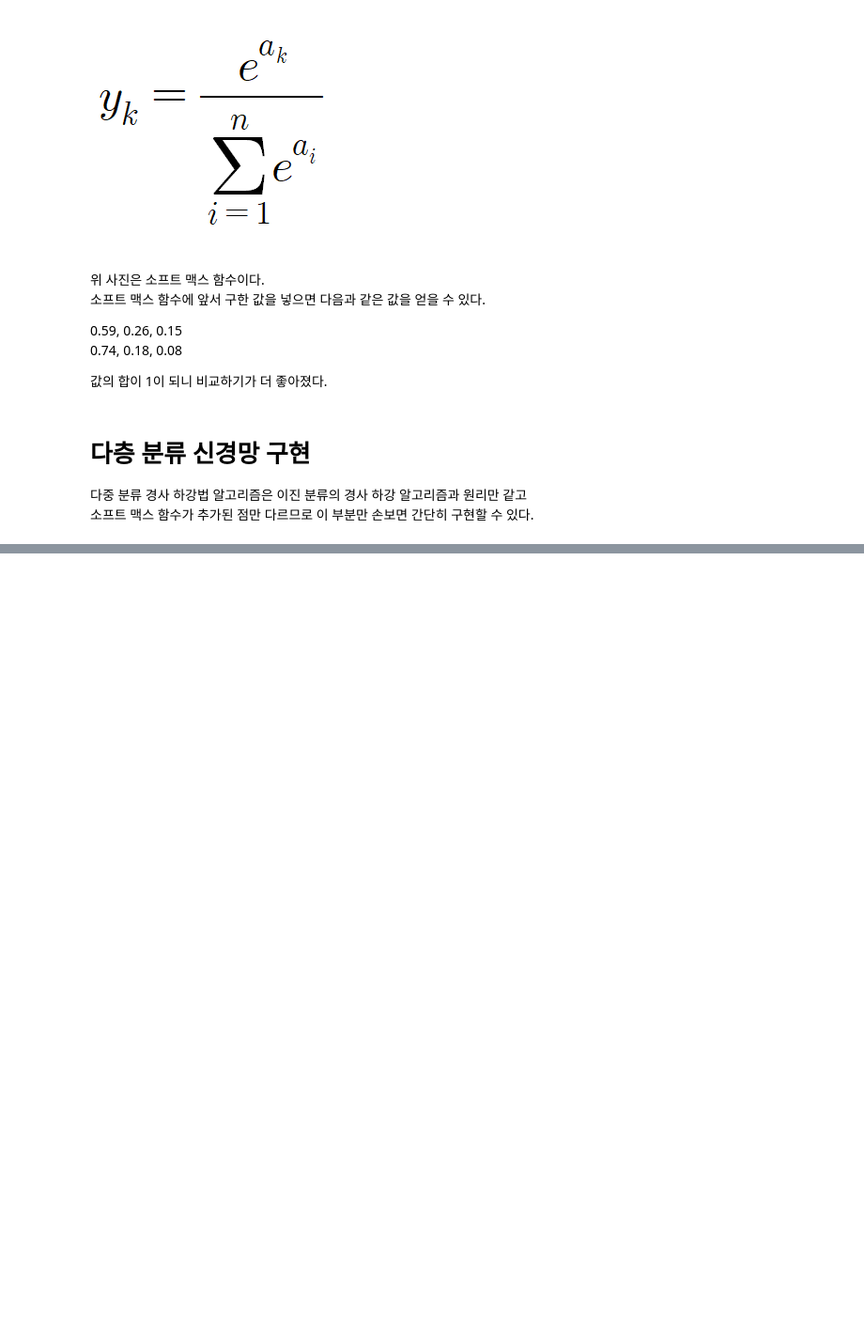
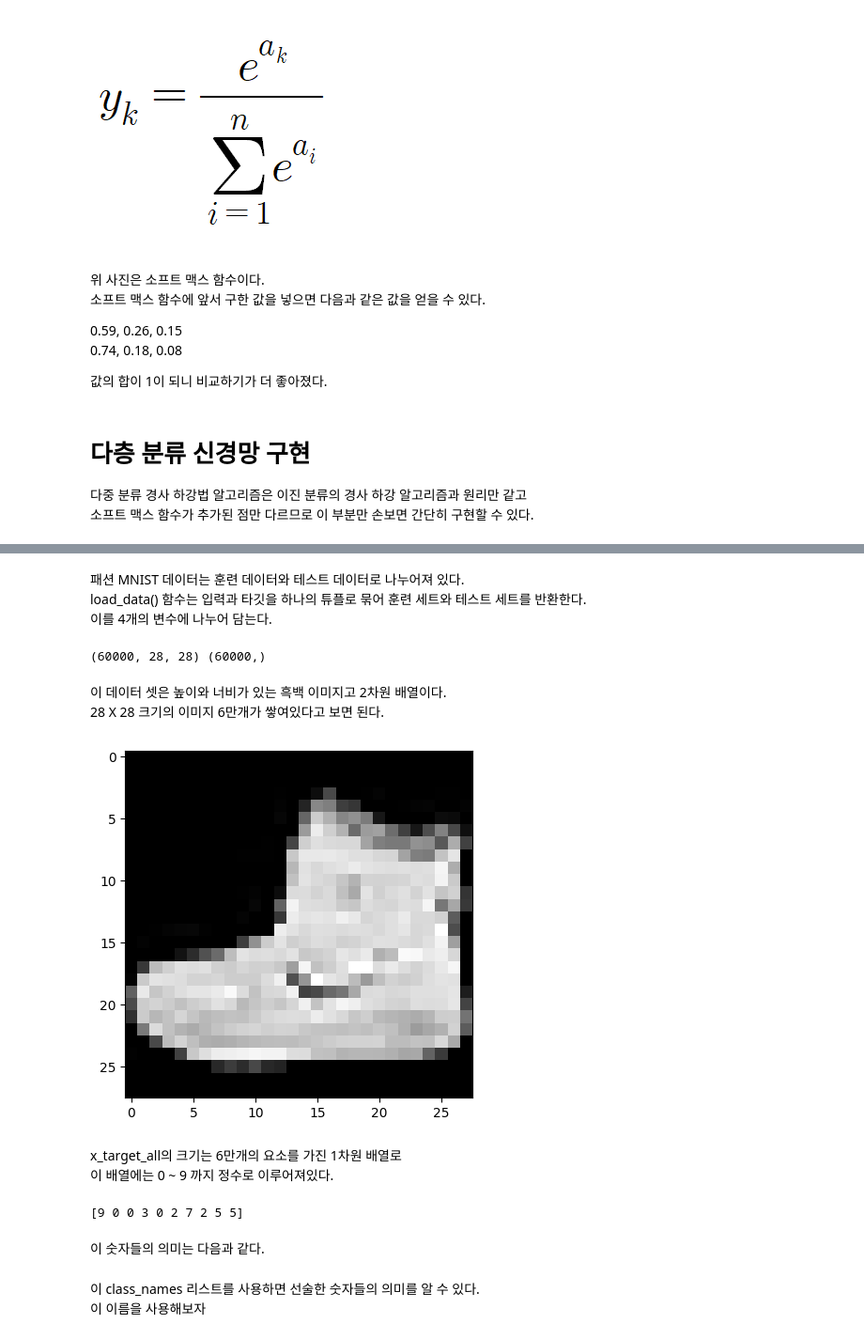
Before and after one commit to Tarel-Github/Artificial_Intelligence_practice, a Jupyter notebook: 02. Doit_DeepLearning/5-1. 다중분류: 이미지 분류와 신경망 만들기.ipynb, the cells around one changed output, grey strips where cells are left out. Shown at 94% size. Drawn from its saved outputs; the diff is of its cells as text; code cells hidden in the pictures; blank space fills up the shorter version.

```diff
--- a/02. Doit_DeepLearning/5-1. 다중분류: 이미지 분류와 신경망 만들기.ipynb
+++ b/02. Doit_DeepLearning/5-1. 다중분류: 이미지 분류와 신경망 만들기.ipynb
@@ -201,0 +234,3 @@ class MultiClassNetwork:
+# %%
+# 패션 MNIST 데이터 불러오기
+(x_train_all, y_train_all), (x_test, y_test) = tf.keras.datasets.fashion_mnist.load_data()
@@ -201,0 +246,29 @@ class MultiClassNetwork:
+# %% [markdown]
+패션 MNIST 데이터는 훈련 데이터와 테스트 데이터로 나누어져 있다.
+load_data() 함수는 입력과 타깃을 하나의 튜플로 묶어 훈련 세트와 테스트 세트를 반환한다.
+이를 4개의 변수에 나누어 담는다.
+# %%
+# 훈련 세트 크기 확인
+print(x_train_all.shape, y_train_all.shape)
+# %% [output]
+(60000, 28, 28) (60000,)
+# %% [markdown]
+이 데이터 셋은 높이와 너비가 있는 흑백 이미지고 2차원 배열이다.
+28 X 28 크기의 이미지 6만개가 쌓여있다고 보면 된다.
+# %%
+# 이미지 하나 확인해보기
+import matplotlib.pyplot as plt
+plt.imshow(x_train_all[0], cmap='gray')
+plt.show()
+# %% [output]
+[figure, added]
+# %% [markdown]
+x_target_all의 크기는 6만개의 요소를 가진 1차원 배열로
+이 배열에는 0 ~ 9 까지 정수로 이루어져있다.
+# %%
+# 데이터 10개만 확인
+print(y_train_all[:10])
+# %% [output]
+[9 0 0 3 0 2 7 2 5 5]
+# %% [markdown]
+이 숫자들의 의미는 다음과 같다.
@@ -201,0 +277,3 @@ class MultiClassNetwork:
+# %% [markdown]
+이 class_names 리스트를 사용하면 선술한 숫자들의 의미를 알 수 있다.
+이 이름을 사용해보자
```
Also changed, not shown: parts of 17 cells of this notebook.
